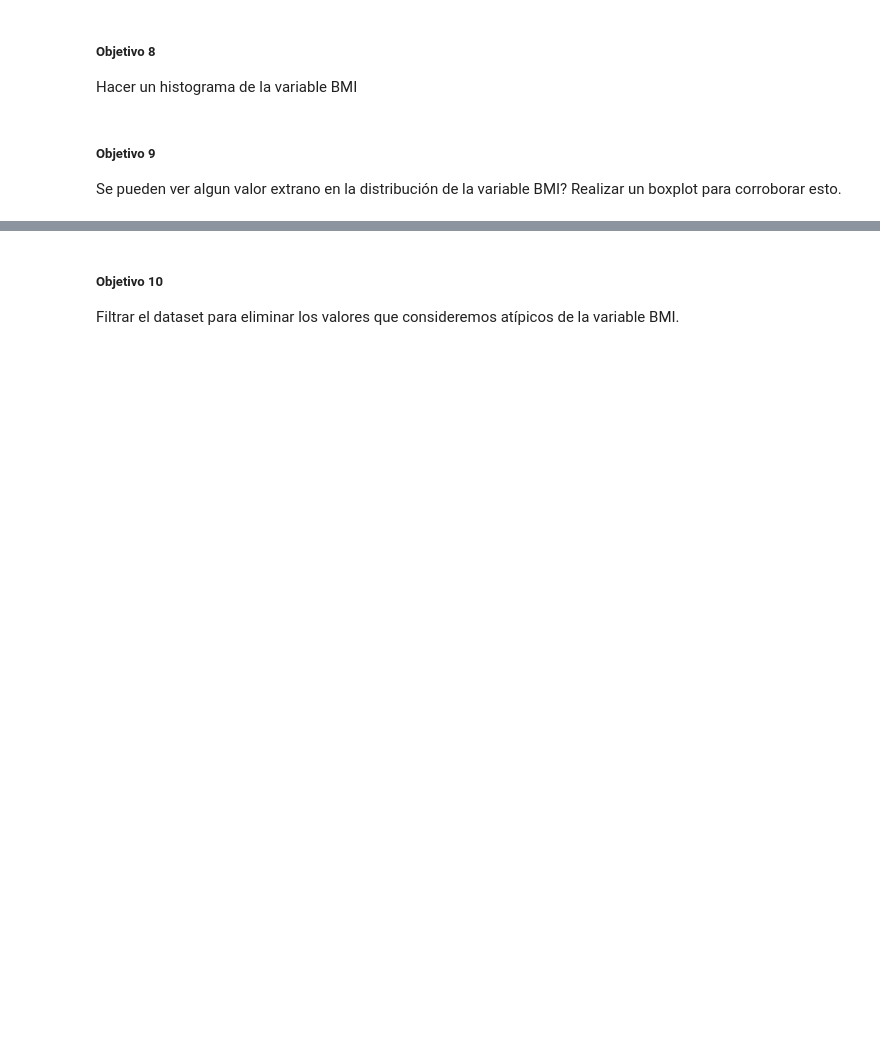
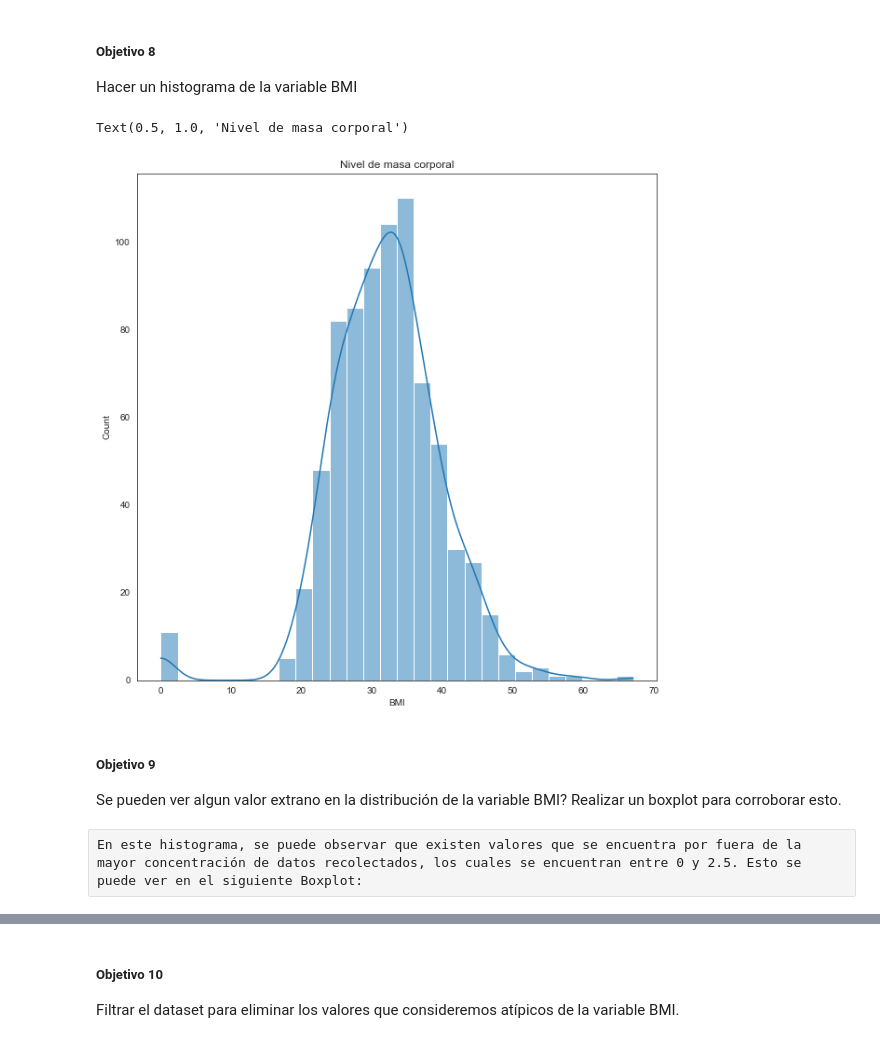
Before and after one commit to martinaiscar/data_science_utn_clusterai2022_middleprojects_aiscar, a Jupyter notebook: tp01/ClusterAI_TP1_EDA_martin_aiscar.ipynb, the cells around one changed output, grey strips where cells are left out. Saved outputs shown, nothing was run; the diff lists cells and outputs as text; code cells hidden in the pictures; blank space fills up the shorter version.

```diff
--- a/tp01/ClusterAI_TP1_EDA_martin_aiscar.ipynb
+++ b/tp01/ClusterAI_TP1_EDA_martin_aiscar.ipynb
@@ -114,7 +165,16 @@ Analizar la correlación lineal de las variables.
 # %% [markdown]
 ##### **Objetivo 8**
 Hacer un histograma de la variable BMI
+# %%
+fig, ax = plt.subplots(figsize=(10, 10))
+sns.histplot(data=diabetes, bins=28, x='BMI', stat='count', edgecolor=None, kde=True)
+ax.set_title('Nivel de masa corporal')
+# %% [output]
+Text(0.5, 1.0, 'Nivel de masa corporal')
+[figure, added]
 # %% [markdown]
 ##### **Objetivo 9**
 Se pueden ver algun valor extrano en la distribución de la variable BMI?
 Realizar un boxplot para corroborar esto.
+# %% [raw]
+En este histograma, se puede observar que existen valores que se encuentra por fuera de la mayor concentración de datos recolectados, los cuales se encuentran entre 0 y 2.5. Esto se puede ver en el siguiente Boxplot:
```
Also changed, not shown: parts of 18 cells of this notebook.
